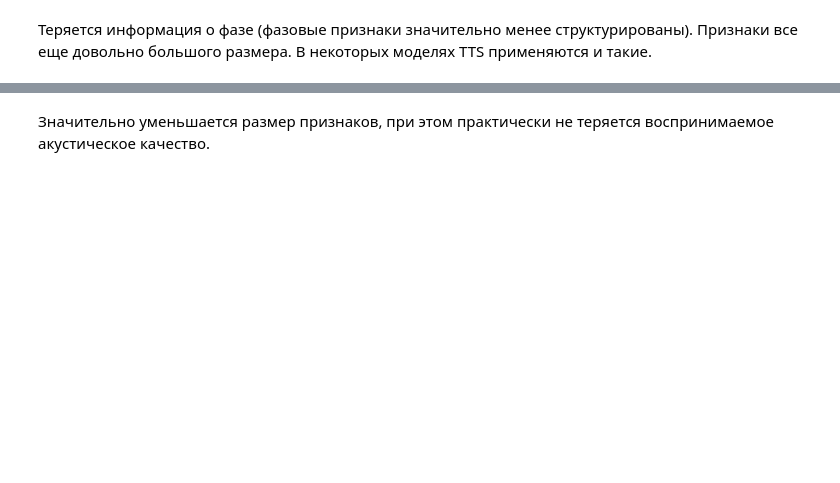
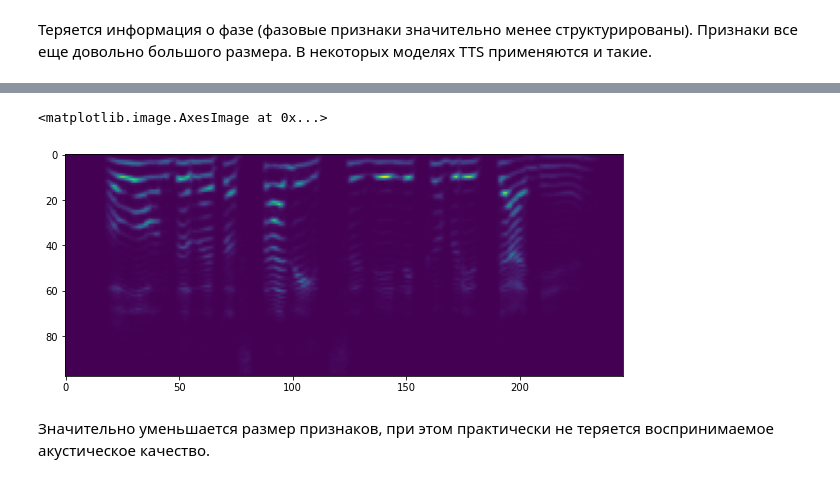
Before and after one commit to GreasyGoose/audio_processing, a Jupyter notebook: task1/_task1_1.ipynb, the cells around one changed output, grey strips where cells are left out. Cells and saved outputs as stored; diff of their text form; code cells hidden in the pictures; blank space fills up the shorter version.

```diff
--- a/task1/_task1_1.ipynb
+++ b/task1/_task1_1.ipynb
@@ -184,12 +312,16 @@ plt.imshow(magnitude_features)
 # 100 бинов без ограничений частот (можно воспользоваться librosa.filters)
 
 def get_mel_features(magnitude_features, mel_basis):
-  pass
+  result = mel_basis @ magnitude_features
+  return result
+  # pass
 
 def get_mel_basis(sample_rate, size):
-  pass
+  result = librosa.filters.mel(sr=sample_rate, n_fft=1024, n_mels=size)
+  return result
+  # pass
 
-mel_basis = lget_mel_basis(sr, 100)
+mel_basis = get_mel_basis(sr, 100)
 mel_features = get_mel_features(magnitude_features, mel_basis)
 # %%
 print(f"max {mel_features.max()} min {mel_features.min()} mean {mel_features.mean()}")
@@ -196,6 +330,9 @@ print(f"max {mel_features.max()} min {mel_features.min()} mean {mel_features.mea
 # %%
 plt.figure(figsize=(10, 10))
-plt.imshow(mel_features)
+plt.imshow(mel_features[2:])
+# %% [output]
+<matplotlib.image.AxesImage at 0x...>
+[figure, added]
 # %% [markdown]
 Значительно уменьшается размер признаков, при этом практически не теряется воспринимаемое акустическое качество.
 # %%
```
Also changed, not shown: parts of 36 cells of this notebook.
